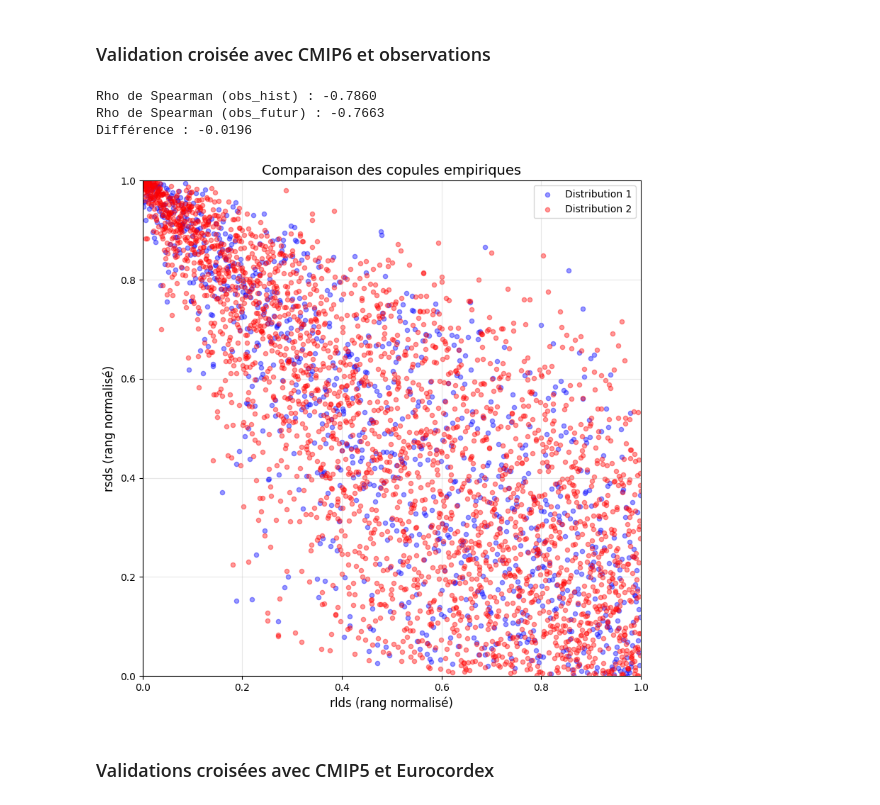
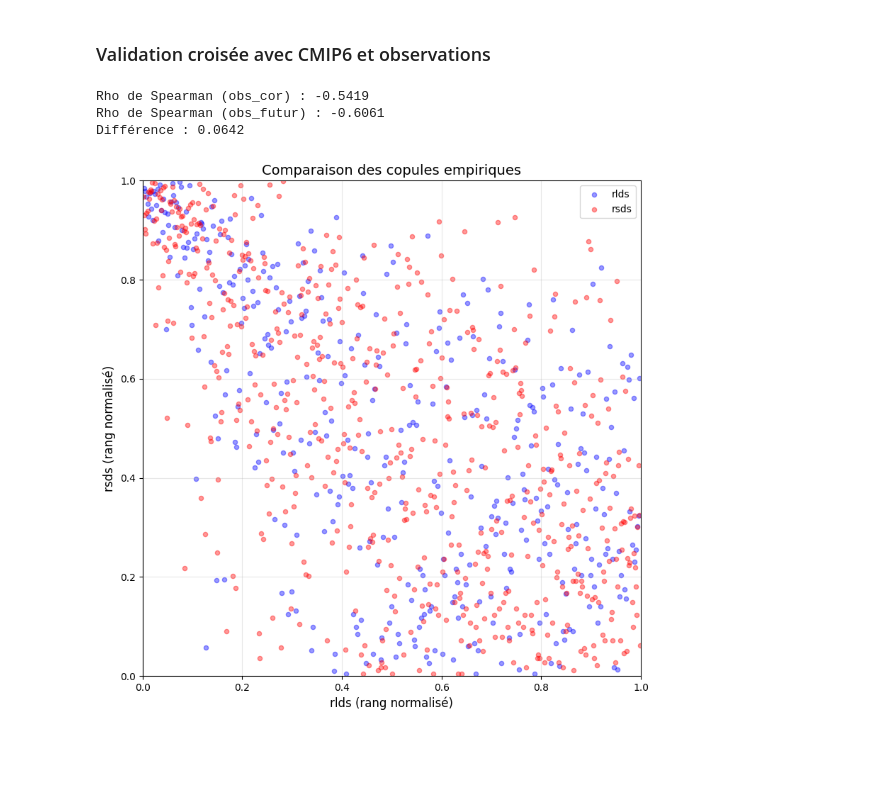
Before and after one commit to tristanczz/statapp_edf_25, a Jupyter notebook: CDF-t.ipynb, the cells around one changed output. Cells and saved outputs as stored; diff of their text form; code cells hidden in the pictures; blank space fills up the shorter version.

```diff
--- a/CDF-t.ipynb
+++ b/CDF-t.ipynb
@@ -226,26 +190,26 @@ print(summary)
 colonnes_communes = ["tas", "rlds", "rsds", "uas", "vas"]
 colonnes_choisies = ["tas","rlds","rsds"]
 
-modele_hist = extract_month_data(r"data/CMIP6_historical.csv", 12, colonnes_choisies, (1982,2014))
-modele_futur = extract_month_data(r"data/CMIP6_ssp585.csv", 12, colonnes_choisies, (2015,2100))
-obs_hist = extract_month_data(r"data/CMIP6_historical.csv", 12, colonnes_choisies, (1982,2014))
+CMIP6_hist = extract_month_data(r"data/CMIP6_historical.csv", 12, colonnes_choisies, (1975,1994))
+CMIP6_futur = extract_month_data(r"data/CMIP6_historical.csv", 12, colonnes_choisies, (1995,2014))
+obs_hist = extract_month_data(r"data/obs.csv", 12, colonnes_choisies, (1975,1994))
+obs_futur = extract_month_data(r"data/obs.csv", 12, colonnes_choisies, (1995,2014))
 # %%
-obs_futur = cdf_t_multiv(modele_hist, obs_hist, modele_futur)
+#obs_cor = cdf_t_multiv(CMIP6_hist, obs_hist, CMIP6_futur)
+_, obs_cor = dOTC_df(CMIP6_hist, CMIP6_futur, obs_hist)
 # %%
 #Corrélation de Spearman et copules empiriques
 
 variables = ['rlds', 'rsds']
 
-rho1, rho2, diff = compare_spearman(obs_hist, obs_futur, variables)
-print(f"Rho de Spearman (obs_hist) : {rho1:.4f}")
+rho1, rho2, diff = compare_spearman(obs_cor, obs_futur, variables)
+print(f"Rho de Spearman (obs_cor) : {rho1:.4f}")
 print(f"Rho de Spearman (obs_futur) : {rho2:.4f}")
 print(f"Différence : {diff:.4f}")
 
 compare_joint_distributions(obs_hist, obs_futur, variables)
 # %% [output]
-Rho de Spearman (obs_hist) : -0.7860
-Rho de Spearman (obs_futur) : -0.7663
-Différence : -0.0196
+Rho de Spearman (obs_cor) : -0.5419
+Rho de Spearman (obs_futur) : -0.6061
+Différence : 0.0642
-[figure, old version]
+[figure, new version]
-# %% [markdown]
-### Validations croisées avec CMIP5 et Eurocordex
```
Also changed, not shown: parts of 8 cells of this notebook, 1 other file.
